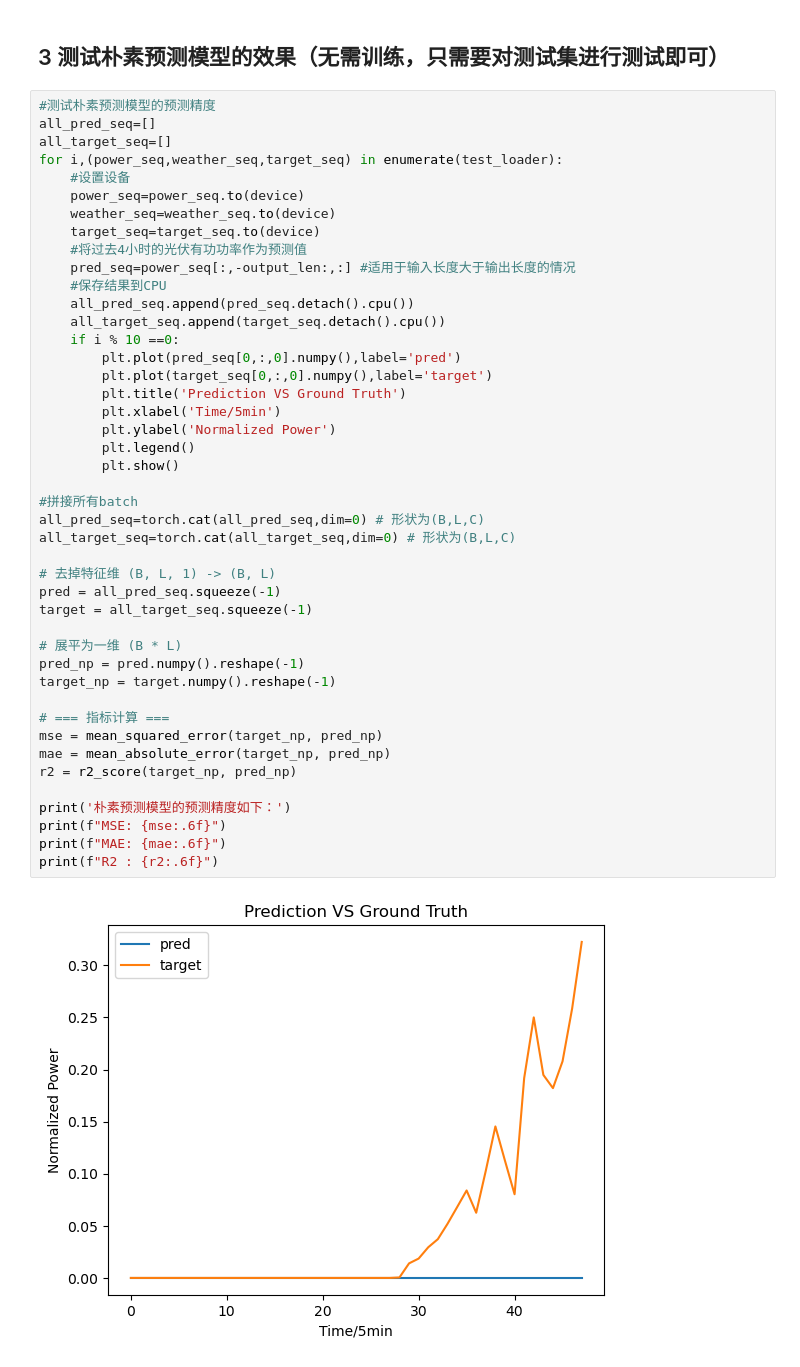
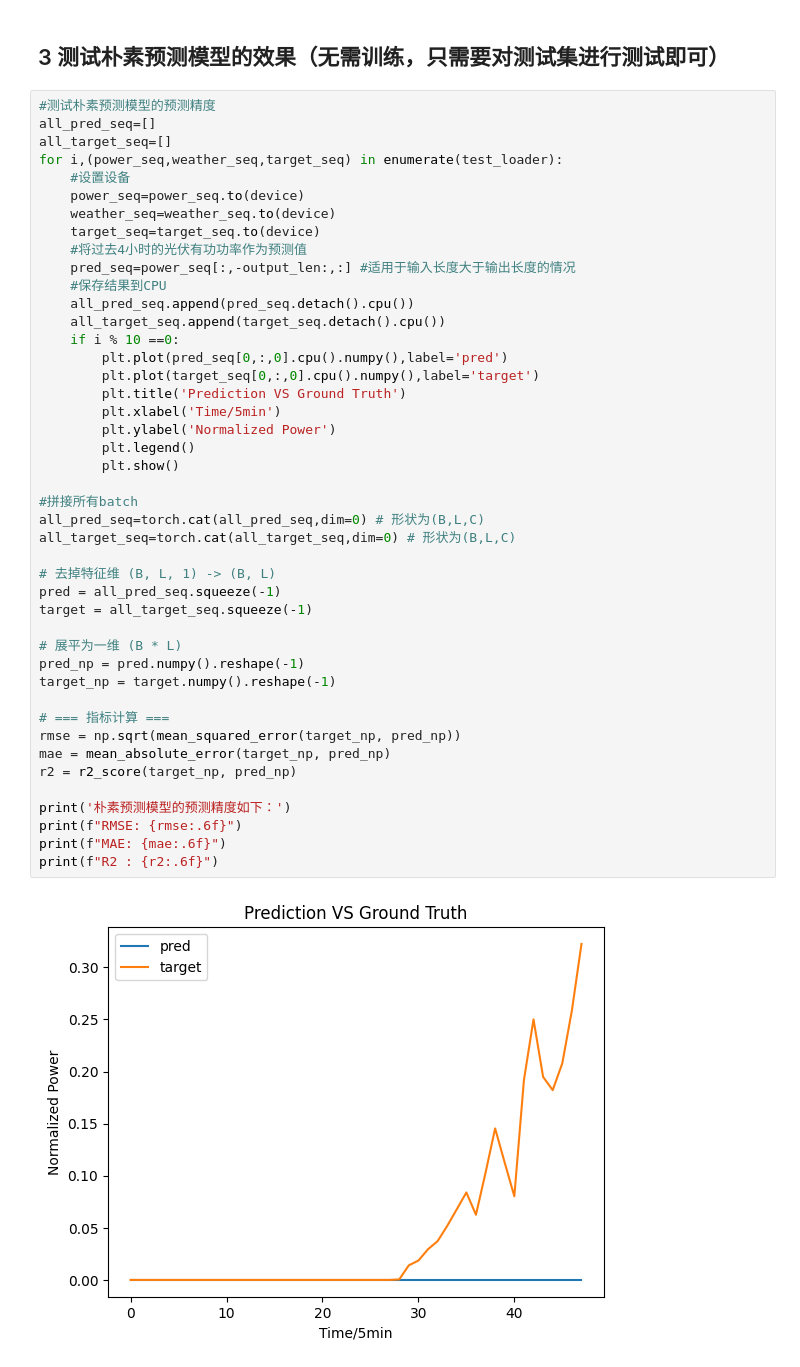
Before and after one commit to sihaobao/sjtu-ML, a Jupyter notebook: 第二章-回归模型/朴素预测模型.ipynb, the cells around one changed output. Saved outputs shown, nothing was run; the diff lists cells and outputs as text.

```diff
--- a/第二章-回归模型/朴素预测模型.ipynb
+++ b/第二章-回归模型/朴素预测模型.ipynb
@@ -175,37 +175,37 @@ for i,(power_seq,weather_seq,target_seq) in enumerate(test_loader):
     #保存结果到CPU
     all_pred_seq.append(pred_seq.detach().cpu())
     all_target_seq.append(target_seq.detach().cpu())
     if i % 10 ==0:
-        plt.plot(pred_seq[0,:,0].numpy(),label='pred')
-        plt.plot(target_seq[0,:,0].numpy(),label='target')
+        plt.plot(pred_seq[0,:,0].cpu().numpy(),label='pred')
+        plt.plot(target_seq[0,:,0].cpu().numpy(),label='target')
         plt.title('Prediction VS Ground Truth')
         plt.xlabel('Time/5min')
         plt.ylabel('Normalized Power')
         plt.legend()
         plt.show()
 
 #拼接所有batch
 all_pred_seq=torch.cat(all_pred_seq,dim=0) # 形状为(B,L,C)
 all_target_seq=torch.cat(all_target_seq,dim=0) # 形状为(B,L,C)
 
 # 去掉特征维 (B, L, 1) -> (B, L)
 pred = all_pred_seq.squeeze(-1)
 target = all_target_seq.squeeze(-1)
 
 # 展平为一维 (B * L)
 pred_np = pred.numpy().reshape(-1)
 target_np = target.numpy().reshape(-1)
 
 # === 指标计算 ===
-mse = mean_squared_error(target_np, pred_np)
+rmse = np.sqrt(mean_squared_error(target_np, pred_np))
 mae = mean_absolute_error(target_np, pred_np)
 r2 = r2_score(target_np, pred_np)
 
 print('朴素预测模型的预测精度如下：')
-print(f"MSE: {mse:.6f}")
+print(f"RMSE: {rmse:.6f}")
 print(f"MAE: {mae:.6f}")
 print(f"R2 : {r2:.6f}")
 # %% [output]
-[figure, old version]
+[figure, new version]
 [figure]
 朴素预测模型的预测精度如下：
```
Also changed, not shown: parts of 1 cell of this notebook, 14 other files.
